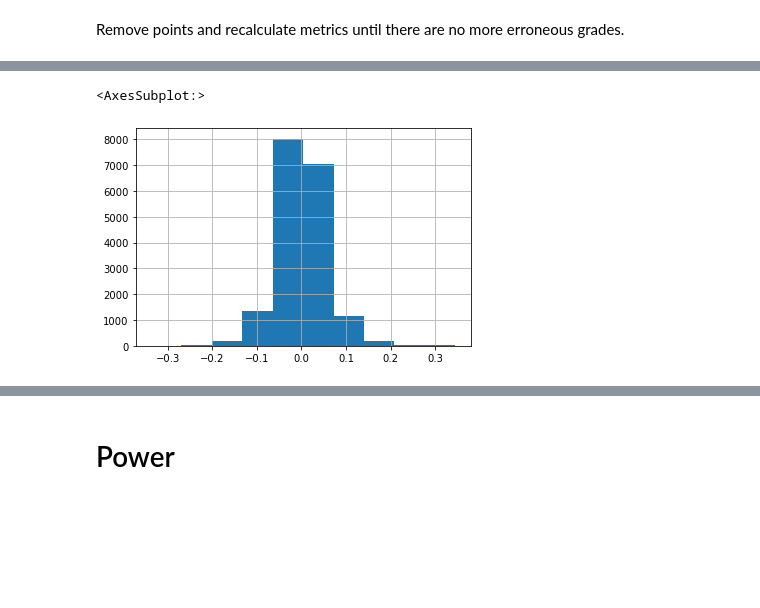
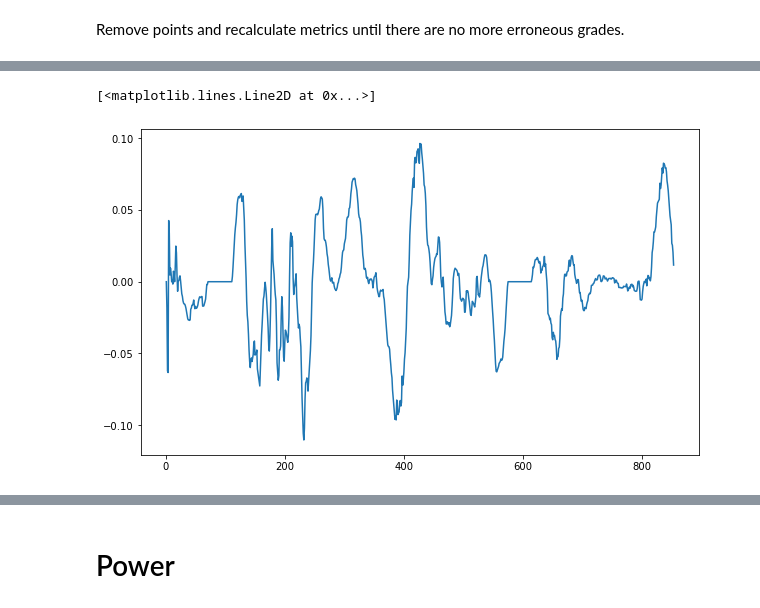
Before and after one commit to busbykt/Ebike, a Jupyter notebook: Analysis.ipynb, the cells around one changed output, grey strips where cells are left out. Drawn from its saved outputs; the diff is of its cells as text; code cells hidden in the pictures; blank space fills up the shorter version.

```diff
--- a/Analysis.ipynb
+++ b/Analysis.ipynb
@@ -87,7 +85,2 @@ df
 # %%
 calcDF = df[['dist','grade']].iloc[1:].copy()
-# %%
-calcDF['grade'].hist()
-# %% [output]
-<AxesSubplot:>
-[figure, removed]
@@ -94,3 +99,9 @@ calcDF['grade'].hist()
+# %%
+plt.figure(figsize=[10,6])
+plt.plot(calcDF['grade'])
+# %% [output]
+[<matplotlib.lines.Line2D at 0x...>]
+[figure, added]
 # %%
 calcDF['cumDist'] = calcDF['dist'].cumsum()
 # %%
```
Also changed, not shown: parts of 26 cells of this notebook, 1 other file.
